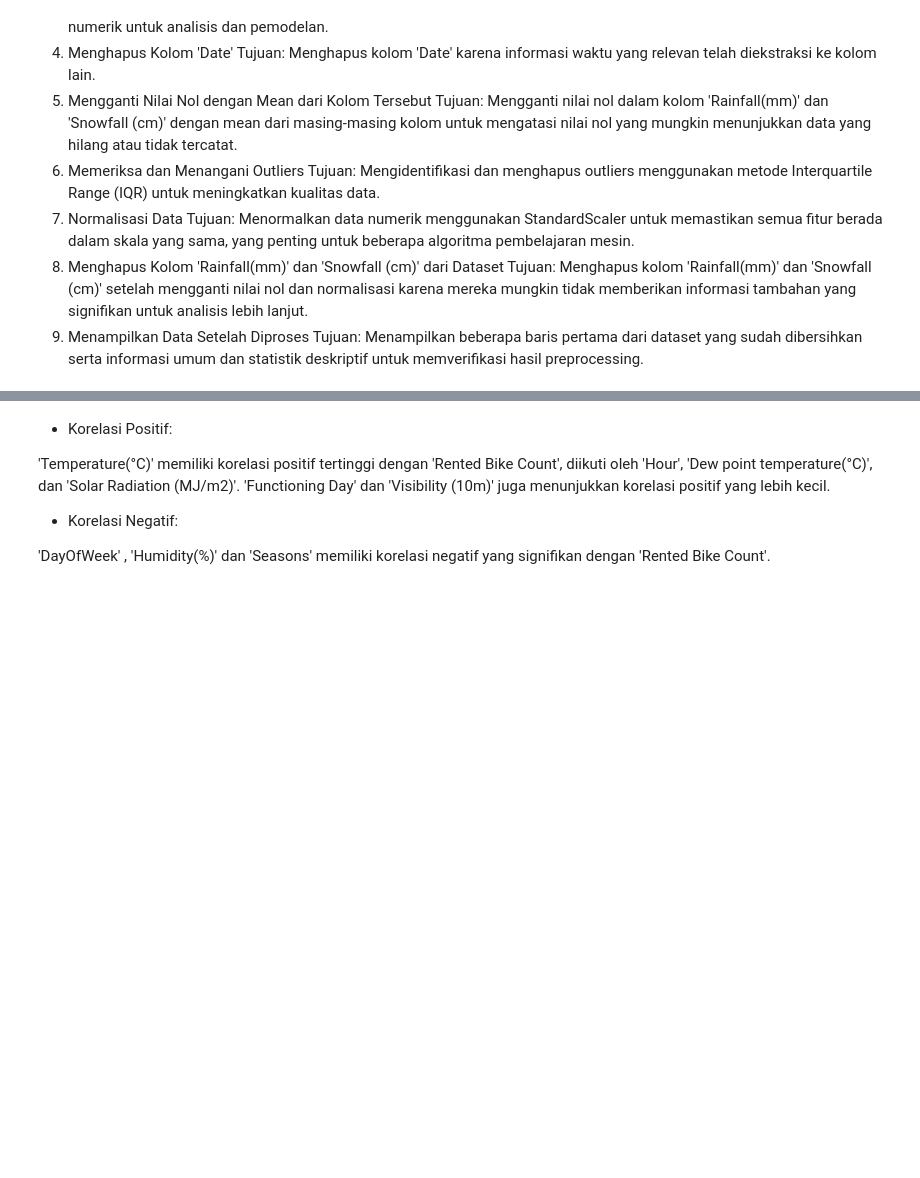
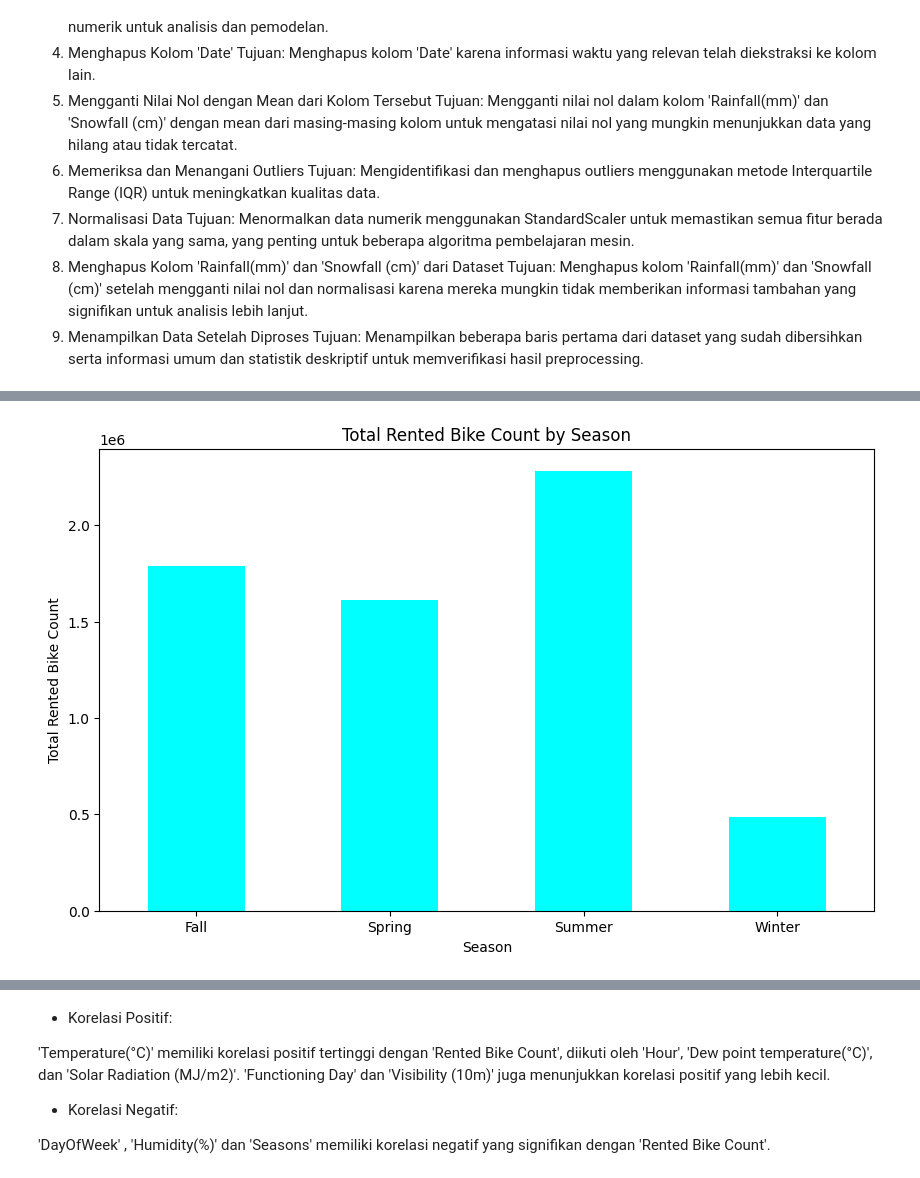
Before and after one commit to zainamri/tengoknijelah, a Jupyter notebook: SeoulBikeFiks.ipynb, the cells around one changed output, grey strips where cells are left out. Drawn from its saved outputs; the diff is of its cells as text; code cells hidden in the pictures; blank space fills up the shorter version.

```diff
--- a/SeoulBikeFiks.ipynb
+++ b/SeoulBikeFiks.ipynb
@@ -347,0 +360,19 @@ Tujuan: Menampilkan beberapa baris pertama dari dataset yang sudah dibersihkan s
+# %%
+# Menambahkan kolom musim
+df['Seasons'] = df['Month'].map({12: 'Winter', 1: 'Winter', 2: 'Winter',
+                                3: 'Spring', 4: 'Spring', 5: 'Spring',
+                                6: 'Summer', 7: 'Summer', 8: 'Summer',
+                                9: 'Fall', 10: 'Fall', 11: 'Fall'})
+# Menghitung distribusi jumlah penyewaan sepeda per musim
+seasonal_distribution = df.groupby('Seasons')['Rented Bike Count'].sum()
+
+# Visualisasi
+plt.figure(figsize=(10, 6))
+seasonal_distribution.plot(kind='bar', color='cyan')
+plt.title('Total Rented Bike Count by Season')
+plt.xlabel('Season')
+plt.ylabel('Total Rented Bike Count')
+plt.xticks(rotation=0)
+plt.show()
+# %% [output]
+[figure, added]
```
Also changed, not shown: parts of 20 cells of this notebook.
